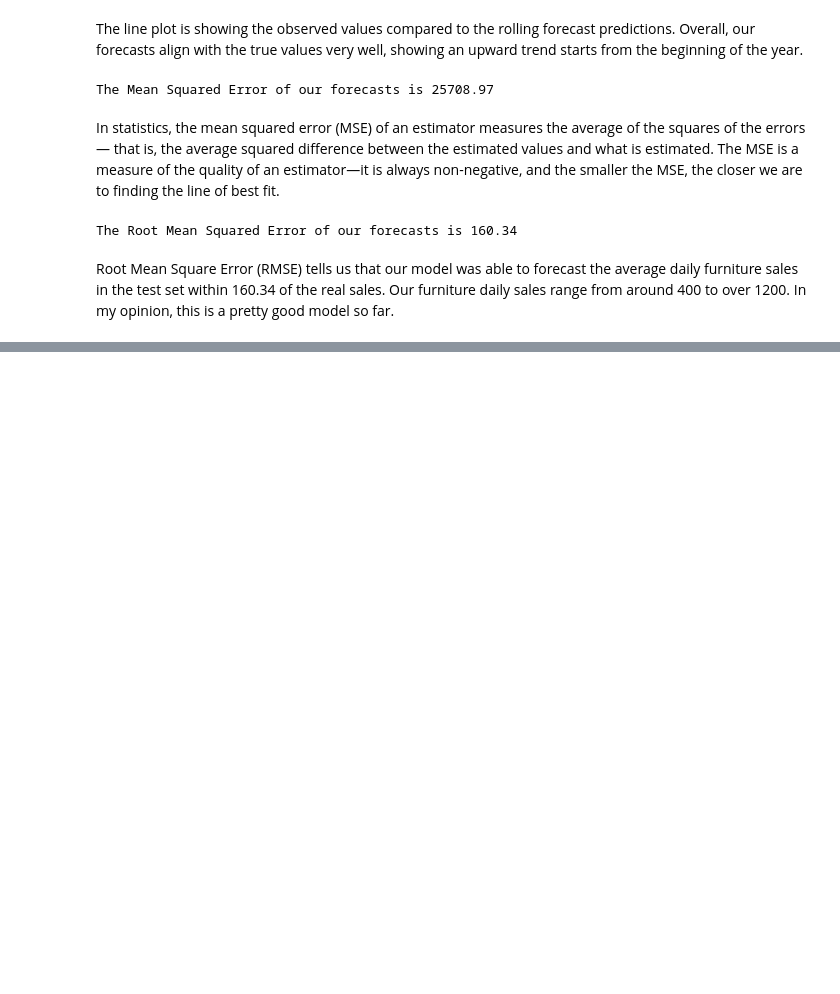
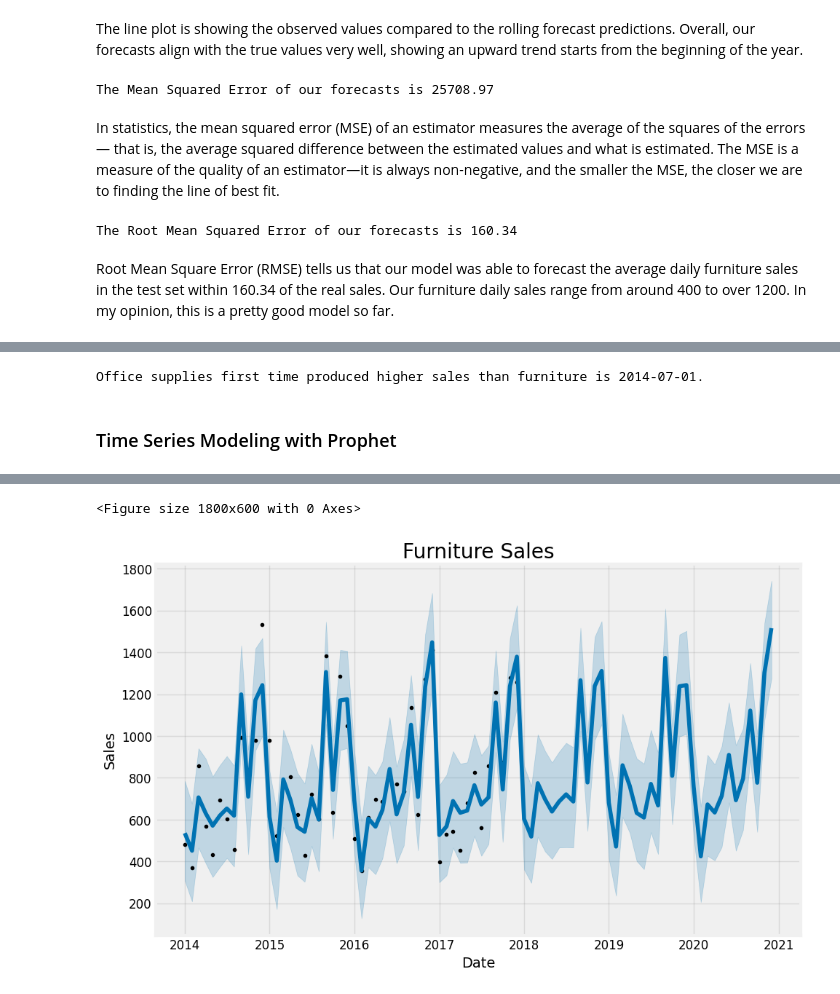
Before and after one commit to Sangeeths11/TimeSeriesForecasting, a Jupyter notebook: notebooks/time_series_analysis.ipynb, the cells around one changed output, grey strips where cells are left out. Cells and saved outputs as stored; diff of their text form; code cells hidden in the pictures; blank space fills up the shorter version.

```diff
--- a/notebooks/time_series_analysis.ipynb
+++ b/notebooks/time_series_analysis.ipynb
@@ -538,0 +538,3 @@ Root Mean Square Error (RMSE) tells us that our model was able to forecast the a
+# %%
+furniture = furniture.groupby('Order Date')['Sales'].sum().reset_index()
+office = office.groupby('Order Date')['Sales'].sum().reset_index()
@@ -538,0 +569,28 @@ Root Mean Square Error (RMSE) tells us that our model was able to forecast the a
+# %%
+first_index = np.min(np.where(store['office_sales'] > store['furniture_sales'])[0])
+first_date = store.loc[first_index, 'Order Date']
+
+print("Office supplies first time produced higher sales than furniture is {}.".format(first_date.date()))
+# %% [output]
+Office supplies first time produced higher sales than furniture is 2014-07-01.
+# %% [markdown]
+### Time Series Modeling with Prophet
+# %%
+from prophet import Prophet
+
+furniture = furniture.rename(columns={'Order Date': 'ds', 'Sales': 'y'})
+furniture_model = Prophet(interval_width=0.95)
+furniture_model.fit(furniture)
+office = office.rename(columns={'Order Date': 'ds', 'Sales': 'y'})
+office_model = Prophet(interval_width=0.95)
+office_model.fit(office)
+
+furniture_forecast = furniture_model.make_future_dataframe(periods=36, freq='MS')
+furniture_forecast = furniture_model.predict(furniture_forecast)
+office_forecast = office_model.make_future_dataframe(periods=36, freq='MS')
+office_forecast = office_model.predict(office_forecast)
+
+plt.figure(figsize=(18, 6))
+furniture_model.plot(furniture_forecast, xlabel = 'Date', ylabel = 'Sales')
+plt.title('Furniture Sales');
+# %% [output]
@@ -538,0 +601,2 @@ Root Mean Square Error (RMSE) tells us that our model was able to forecast the a
+<Figure size 1800x600 with 0 Axes>
+[figure, added]
```
Also changed, not shown: parts of 17 cells of this notebook.
